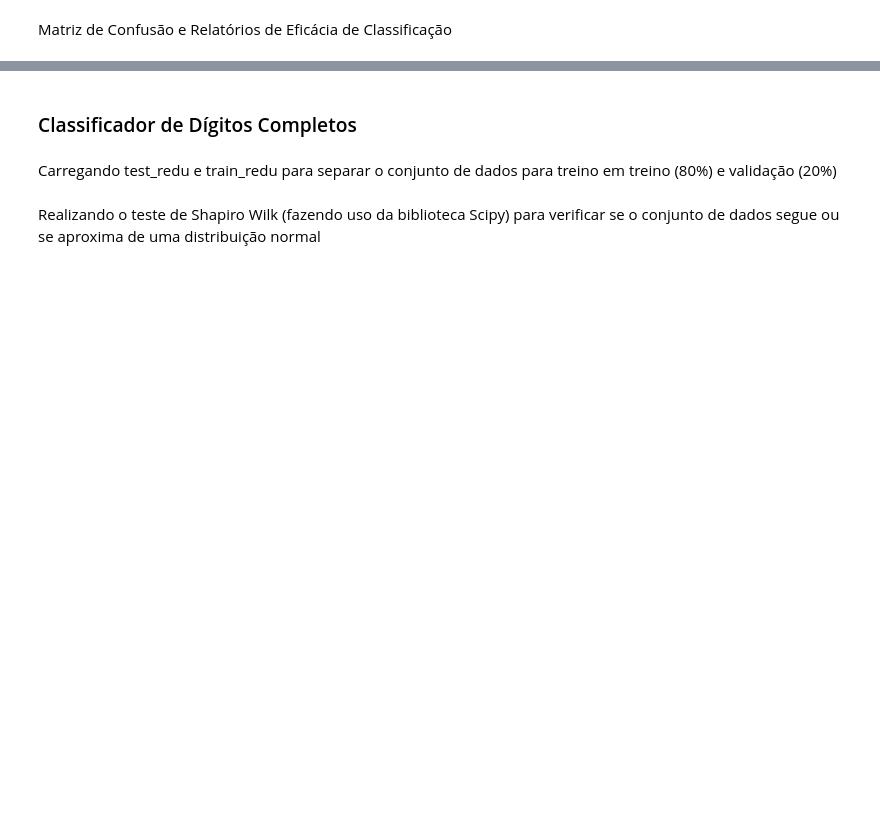
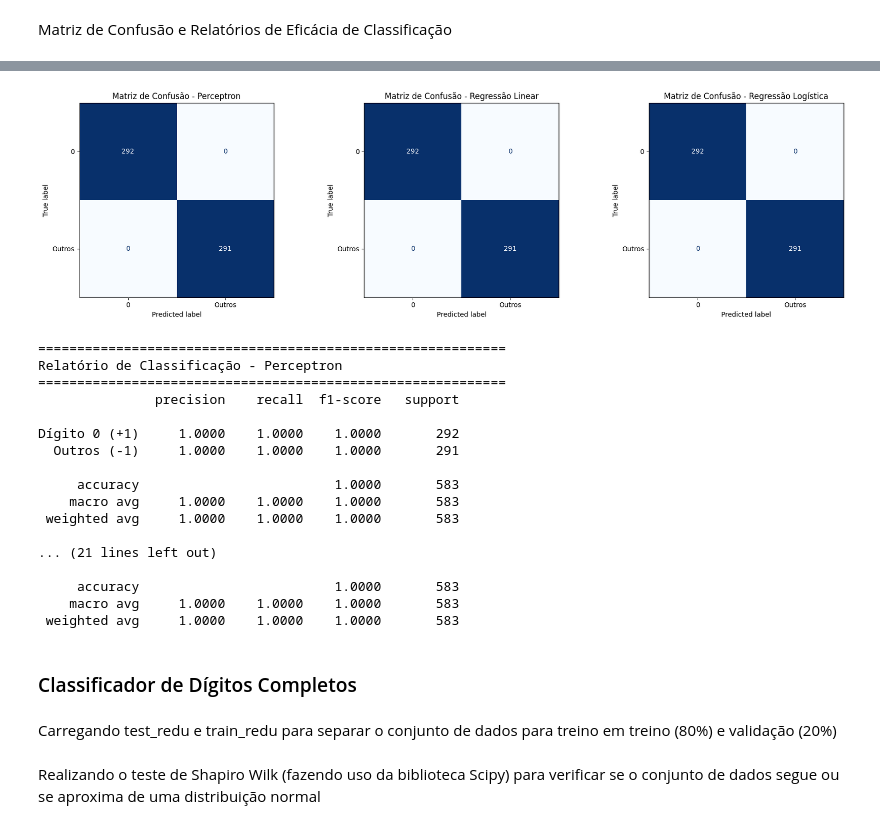
Before and after one commit to mshaeut/Projeto_Aprendizagem_de_Maquina-Reconhecimento_de_Digitos, a Jupyter notebook: AM-Projeto1-Implementacoes-LA.ipynb, the cells around one changed output, grey strips where cells are left out. Cells and saved outputs as stored; diff of their text form; code cells hidden in the pictures; blank space fills up the shorter version.

Commit message:
Modularizando a matriz de confusão e o relatório de eficácia

```diff
--- a/AM-Projeto1-Implementacoes-LA.ipynb
+++ b/AM-Projeto1-Implementacoes-LA.ipynb
@@ -312,3 +317,30 @@ def plot_graph(titulo, conjunto_dados, limx1, limx2, limy1, limy2, has_line = Fa
+# %%
+def matriz_confusao_relatorio_eficacia(PLA, RL, RLO, Y_teste):
+
+    classifiers = {
+        "Perceptron": PLA.PREDICT,
+        "Regressão Linear": RL.PREDICT,
+        "Regressão Logística": RLO.PREDICT
+    }
+
+    target_names = ["Dígito 0 (+1)", "Outros (-1)"]
+
+    fig, axes = plt.subplots(1, 3, figsize=(18, 5))
+
+    for idx, (nome, y_pred) in enumerate(classifiers.items()):
+        cm = confusion_matrix(Y_teste, y_pred, labels=[1, -1])
+        disp = ConfusionMatrixDisplay(confusion_matrix=cm, display_labels=["0", "Outros"])
+        disp.plot(ax=axes[idx], cmap="Blues", colorbar=False)
+        axes[idx].set_title(f"Matriz de Confusão - {nome}")
+
+    plt.tight_layout()
+    plt.show()
+
+    for nome, y_pred in classifiers.items():
+        print(f"\n{'='*60}")
+        print(f"Relatório de Classificação - {nome}")
+        print(f"{'='*60}")
+        print(classification_report(Y_teste, y_pred, labels=[1, -1], target_names=target_names, digits=4))
 # %% [markdown]
 ### Classificação dos Dígitos 1x5
 # %% [markdown]
@@ -461,3 +444,24 @@ Dígito 5 (-1)     1.0000    1.0000    1.0000       291
+# %%
+matriz_confusao_relatorio_eficacia(PLAclass, RLclass, RLOclass, Y_teste)
+# %% [output]
+[figure, added]
+============================================================
+Relatório de Classificação - Perceptron
+============================================================
+               precision    recall  f1-score   support
+
+Dígito 0 (+1)     1.0000    1.0000    1.0000       292
+  Outros (-1)     1.0000    1.0000    1.0000       291
+
+     accuracy                         1.0000       583
+    macro avg     1.0000    1.0000    1.0000       583
+ weighted avg     1.0000    1.0000    1.0000       583
+
+... (21 lines left out)
+
+     accuracy                         1.0000       583
+    macro avg     1.0000    1.0000    1.0000       583
+ weighted avg     1.0000    1.0000    1.0000       583
 # %% [markdown]
 ### Classificador de Dígitos Completos
 # %% [markdown]
```
Also changed, not shown: parts of 17 cells of this notebook.
